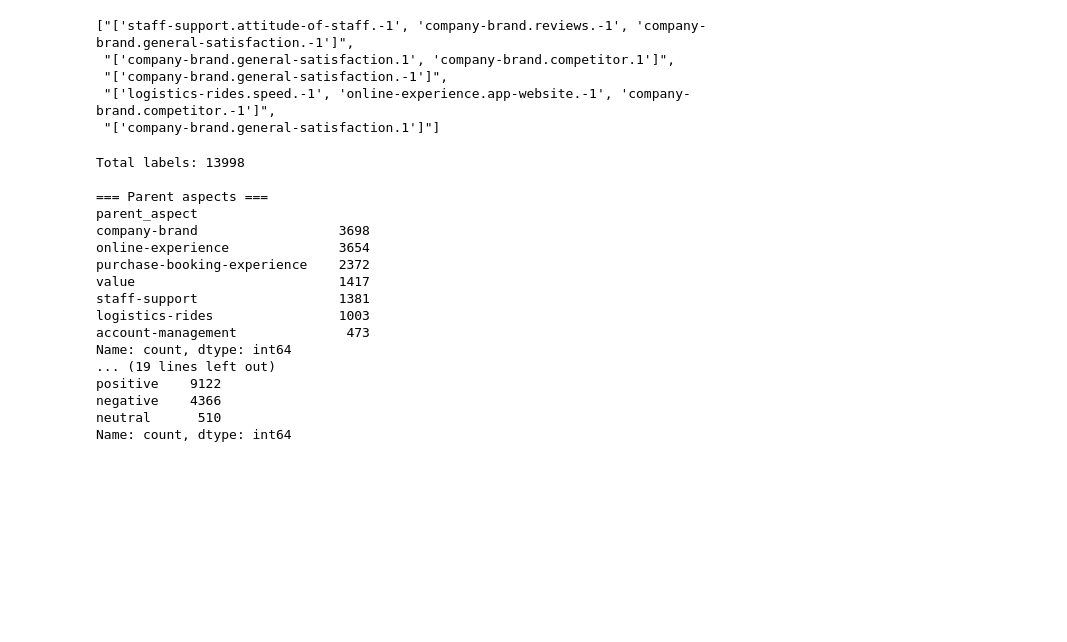
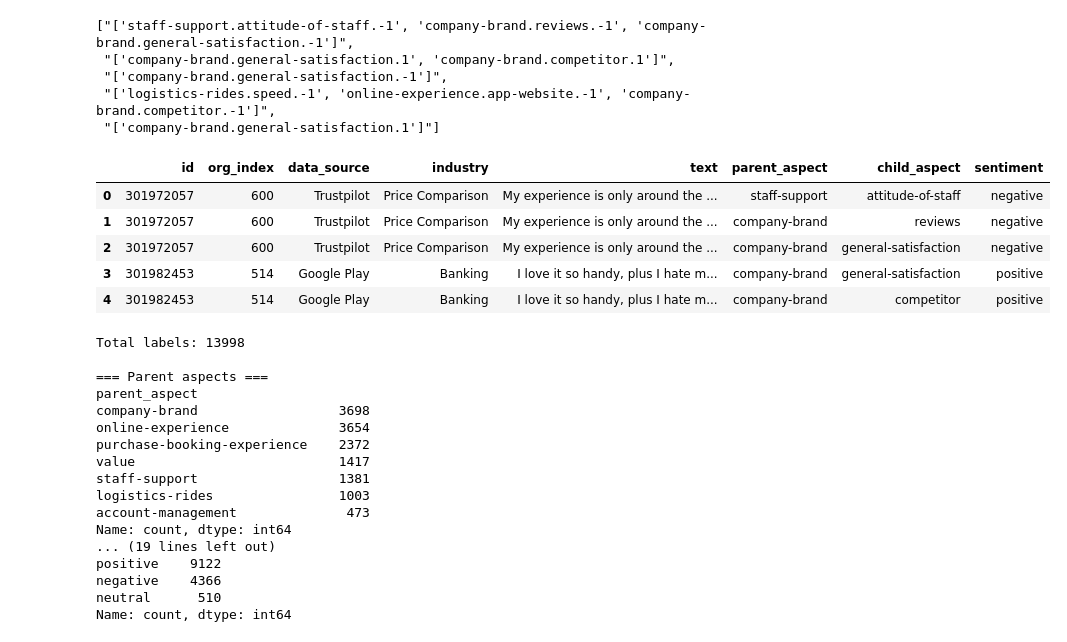
Before and after one commit to zhenyenchan/msc-cx-agent-bench, a Jupyter notebook: notebooks/fabsa-eda.ipynb, the cells around one changed output. Saved outputs shown, nothing was run; the diff lists cells and outputs as text; code cells hidden in the pictures; blank space fills up the shorter version.

```diff
--- a/notebooks/fabsa-eda.ipynb
+++ b/notebooks/fabsa-eda.ipynb
@@ -14,7 +14,7 @@ from datasets import load_dataset
 import pandas as pd
 import ast
 
-pd.set_option('display.max_colwidth', None)
+pd.set_option("display.max_colwidth", 80)
 pd.set_option('display.width', None)
 pd.set_option('display.max_columns', None)
 # %%
@@ -115,3 +114,16 @@ df_exploded["sentiment"] = df_exploded["label_codes_parsed"].apply(lambda x: x.s
 
 sentiment_map = {"-1": "negative", "0": "neutral", "1": "positive"}
 df_exploded["sentiment"] = df_exploded["sentiment"].map(sentiment_map)
+# %%
+df_exploded = df_exploded.drop(
+    columns=["labels", "label_codes", "label_codes_parsed"]
+)
+
+df_exploded.head()
+# %% [output]
+|  | id | org_index | data_source | industry | text | parent_aspect | child_aspect | sentiment |
+| 0 | 301972057 | 600 | Trustpilot | Price Comparison | My experience is only around the ... | staff-support | attitude-of-staff | negative |
+| 1 | 301972057 | 600 | Trustpilot | Price Comparison | My experience is only around the ... | company-brand | reviews | negative |
+| 2 | 301972057 | 600 | Trustpilot | Price Comparison | My experience is only around the ... | company-brand | general-satisfaction | negative |
+| 3 | 301982453 | 514 | Google Play | Banking | I love it so handy, plus I hate m... | company-brand | general-satisfaction | positive |
+| 4 | 301982453 | 514 | Google Play | Banking | I love it so handy, plus I hate m... | company-brand | competitor | positive |
```
Also changed, not shown: parts of 6 cells of this notebook.
